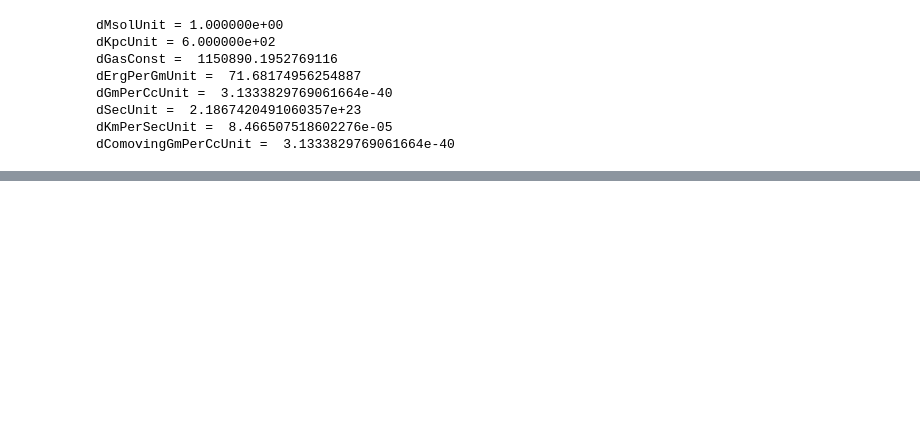
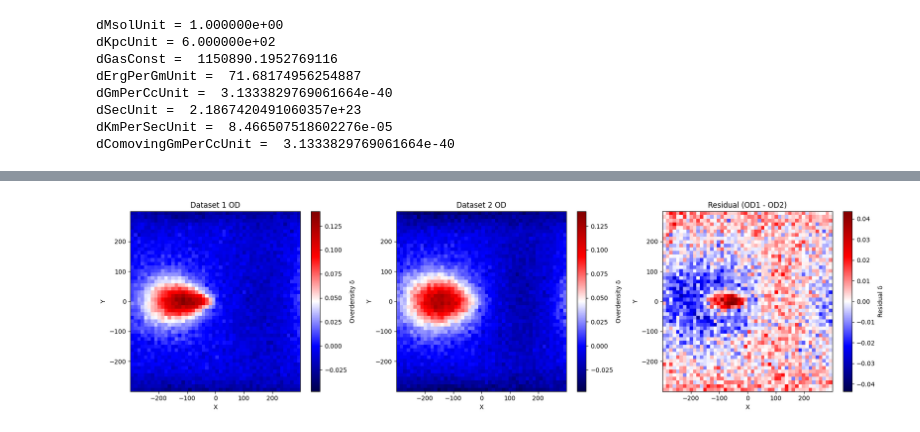
Before and after one commit to TheArchAstronomer/My_thesis, a Jupyter notebook: Plum-Hern.ipynb, the cells around one changed output, grey strips where cells are left out. Saved outputs shown, nothing was run; the diff lists cells and outputs as text; code cells hidden in the pictures; blank space fills up the shorter version.

```diff
--- a/Plum-Hern.ipynb
+++ b/Plum-Hern.ipynb
@@ -79,7 +79,3 @@ Error:
 # %%
-# result1 = star_coord1 - star_coord2
-
-# plot_OD_gaussian_interactive(result1[:,1], result1[:,2], (50, 50), 0, 'x [kpc]', 'y [kpc]')
-
-od1, xedges, yedges = overdensity(star_coord1[:,1], star_coord1[:,2], bins=(50,50))
-od2, xedges, yedges = overdensity(star_coord2[:,1], star_coord2[:,2], bins=(50,50))
+# print(star_coord1.shape)
+# print(star_coord2.shape)
@@ -100,0 +117,61 @@ NameError: name 'plt' is not defined
+# %%
+from matplotlib import colors
+
+def overdensity3d(x, y, z, bins, shared_range):
+    pre_OD, (xedges, yedges, zedges) = np.histogramdd(
+        (x, y, z), bins=bins, range=shared_range
+    )
+    OD = ((pre_OD / np.mean(pre_OD)) - 1)
+    return OD, xedges, yedges, zedges
+
+# dataset1 and dataset2 are your N x 3 arrays
+x1, y1, z1 = star_coord1[:, 0], star_coord1[:, 1], star_coord1[:, 2]
+x2, y2, z2 = star_coord2[:, 0], star_coord2[:, 1], star_coord2[:, 2]
+
+# shared range so both grids are identical
+shared_range = [
+    (min(x1.min(), x2.min()), max(x1.max(), x2.max())),
+    (min(y1.min(), y2.min()), max(y1.max(), y2.max())),
+    (min(z1.min(), z2.min()), max(z1.max(), z2.max()))
+]
+
+# compute OD
+OD1, xedges, yedges, zedges = overdensity3d(x1, y1, z1, bins=50, shared_range=shared_range)
+OD2, xedges, yedges, zedges = overdensity3d(x2, y2, z2, bins=50, shared_range=shared_range)
+
+# residual in 3D, then collapse to 2D
+residual = OD1 - OD2
+OD1_2d      = np.mean(OD1,      axis=2)
+OD2_2d      = np.mean(OD2,      axis=2)
+residual_2d = np.mean(residual, axis=2)
+
+# plot
+fig, axs = plt.subplots(1, 3, figsize=(18, 5))
+
+vmin = min(OD1_2d.min(), OD2_2d.min())
+vmax = max(OD1_2d.max(), OD2_2d.max())
+norm = colors.Normalize(vmin=vmin, vmax=vmax)
+
+im0 = axs[0].pcolormesh(xedges, yedges, OD1_2d.T, cmap='seismic', norm=norm)
+axs[0].set_title('Dataset 1 OD')
+axs[0].set_xlabel('X'); axs[0].set_ylabel('Y')
+
+im1 = axs[1].pcolormesh(xedges, yedges, OD2_2d.T, cmap='seismic', norm=norm)
+axs[1].set_title('Dataset 2 OD')
+axs[1].set_xlabel('X'); axs[1].set_ylabel('Y')
+
+# residual gets its own symmetric norm so 0 is always white
+res_lim = np.abs(residual_2d).max()
+res_norm = colors.Normalize(vmin=-res_lim, vmax=res_lim)
+im2 = axs[2].pcolormesh(xedges, yedges, residual_2d.T, cmap='seismic', norm=res_norm)
+axs[2].set_title('Residual (OD1 - OD2)')
+axs[2].set_xlabel('X'); axs[2].set_ylabel('Y')
+
+fig.colorbar(im0, ax=axs[0], label='Overdensity δ')
+fig.colorbar(im1, ax=axs[1], label='Overdensity δ')
+fig.colorbar(im2, ax=axs[2], label='Residual δ')
+
+plt.tight_layout()
+plt.show()
+# %% [output]
+[figure, added]
```
Also changed, not shown: parts of 9 cells of this notebook, 5 other files.
